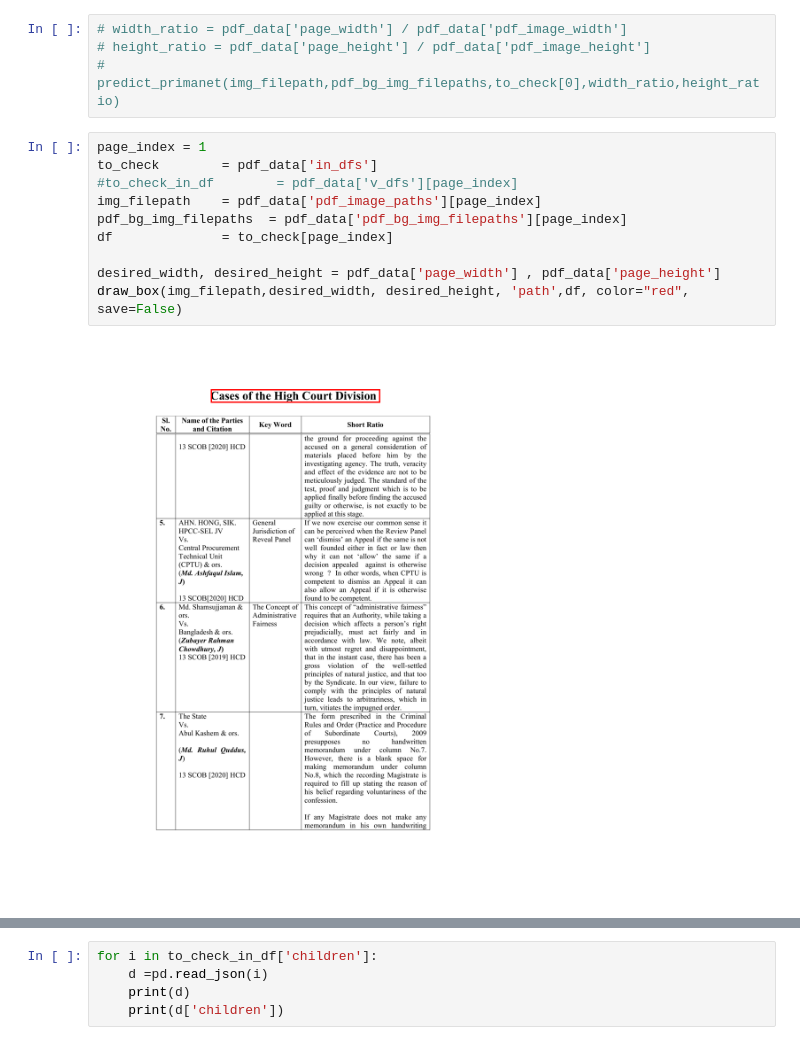
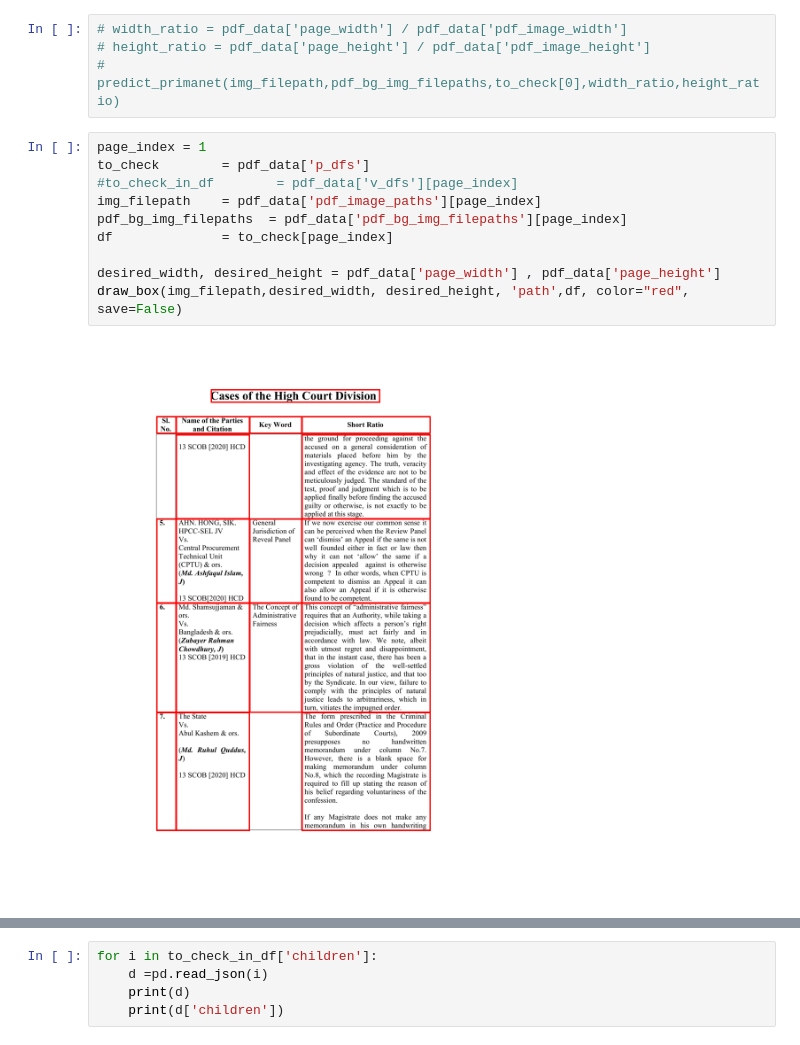
Before and after one commit to project-anuvaad/anuvaad, a Jupyter notebook: anuvaad-etl/anuvaad-extractor/block-merger/src/notebooks/visualize_bm-v2.ipynb, the cells around one changed output, grey strips where cells are left out. Drawn from its saved outputs; the diff is of its cells as text.

```diff
--- a/anuvaad-etl/anuvaad-extractor/block-merger/src/notebooks/visualize_bm-v2.ipynb
+++ b/anuvaad-etl/anuvaad-extractor/block-merger/src/notebooks/visualize_bm-v2.ipynb
@@ -101,14 +101,14 @@ Total number of pages (2) in file (13_SCOB_2020.xml)
 # predict_primanet(img_filepath,pdf_bg_img_filepaths,to_check[0],width_ratio,height_ratio)
 # %%
 page_index = 1
-to_check        = pdf_data['in_dfs']
+to_check        = pdf_data['p_dfs']
 #to_check_in_df        = pdf_data['v_dfs'][page_index]
 img_filepath    = pdf_data['pdf_image_paths'][page_index]
 pdf_bg_img_filepaths  = pdf_data['pdf_bg_img_filepaths'][page_index]
 df              = to_check[page_index]
 
 desired_width, desired_height = pdf_data['page_width'] , pdf_data['page_height']
 draw_box(img_filepath,desired_width, desired_height, 'path',df, color="red", save=False)
 # %% [output]
-[figure, old version]
+[figure, new version]
 # %%
```
Also changed, not shown: parts of 3 cells of this notebook, 1 other file.
